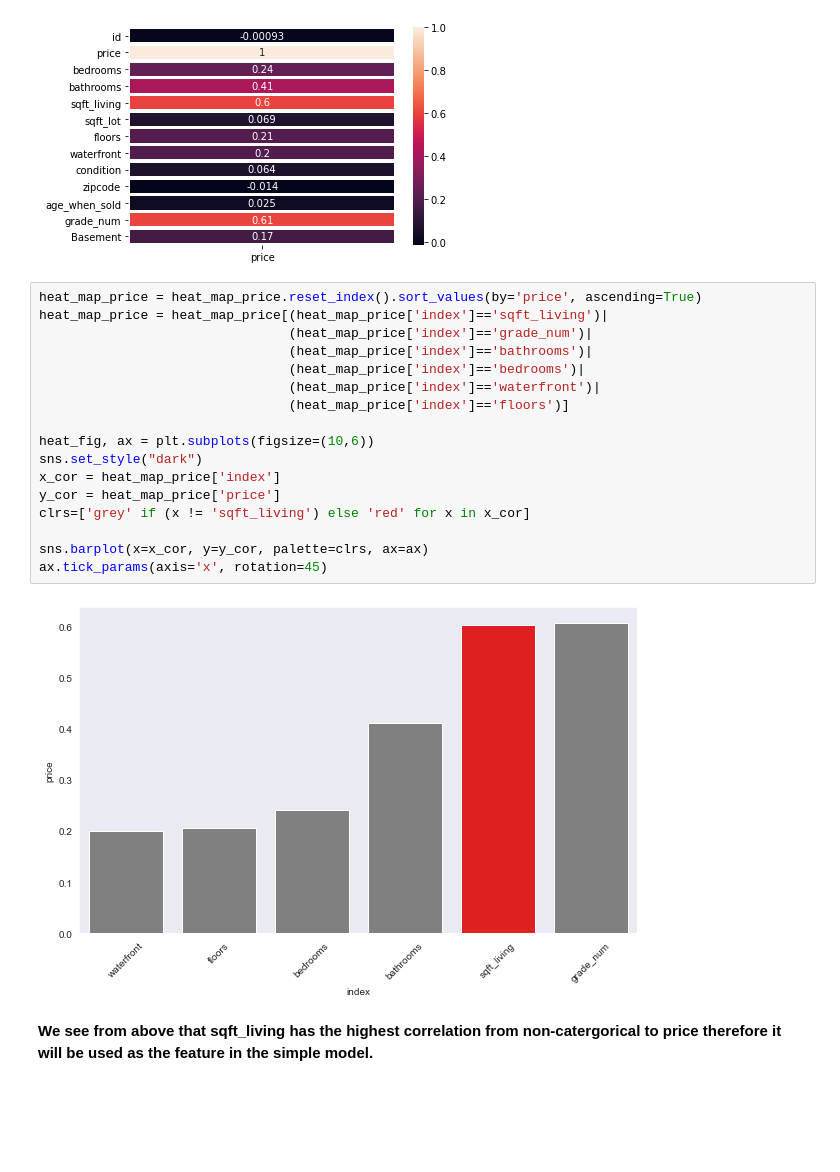
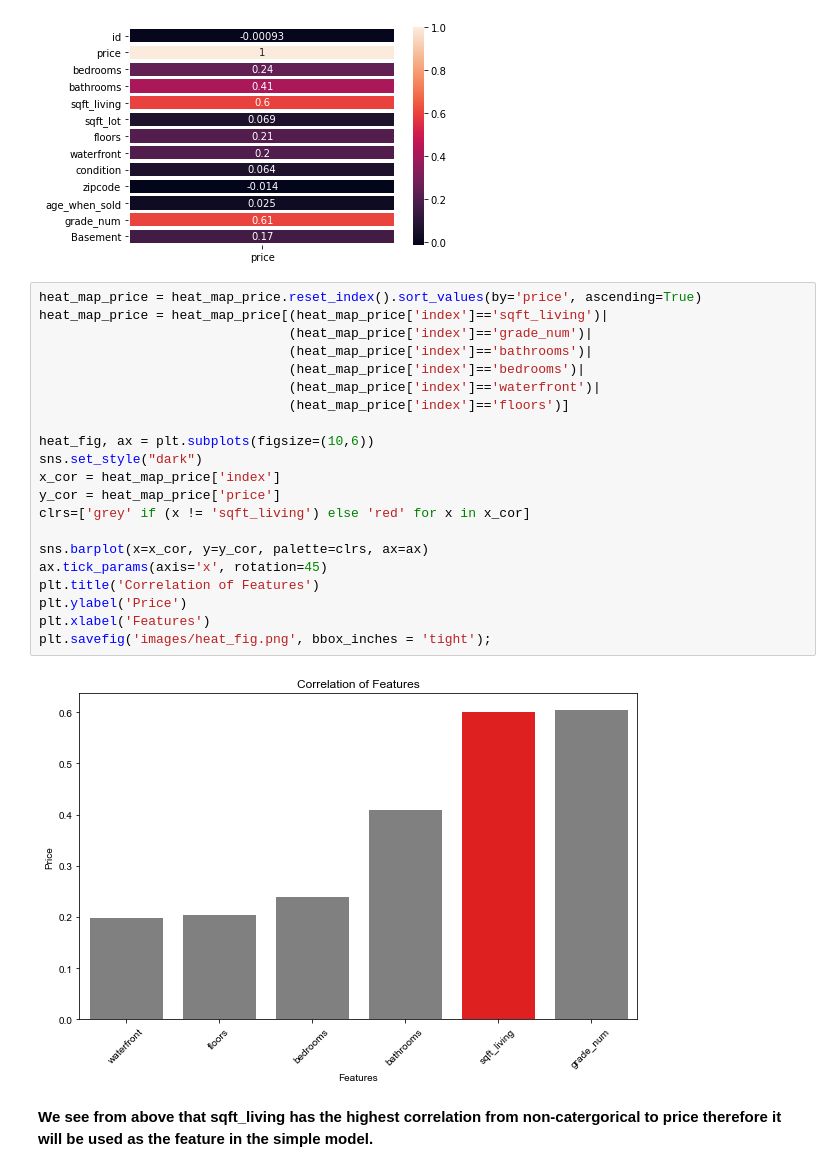
Before and after one commit to kangjw1208/King-Country-Real-Estate, a Jupyter notebook: Final.ipynb, the cells around one changed output. Cells and saved outputs as stored; diff of their text form; blank space fills up the shorter version.

```diff
--- a/Final.ipynb
+++ b/Final.ipynb
@@ -333,22 +333,26 @@ sns.heatmap(heat_map_price, annot=True, linewidths =2.5);
 # %%
 heat_map_price = heat_map_price.reset_index().sort_values(by='price', ascending=True)
 heat_map_price = heat_map_price[(heat_map_price['index']=='sqft_living')|
                                 (heat_map_price['index']=='grade_num')|
                                 (heat_map_price['index']=='bathrooms')|
                                 (heat_map_price['index']=='bedrooms')|
                                 (heat_map_price['index']=='waterfront')|
                                 (heat_map_price['index']=='floors')]
 
 heat_fig, ax = plt.subplots(figsize=(10,6))
 sns.set_style("dark")
 x_cor = heat_map_price['index']
 y_cor = heat_map_price['price']
 clrs=['grey' if (x != 'sqft_living') else 'red' for x in x_cor]
 
 sns.barplot(x=x_cor, y=y_cor, palette=clrs, ax=ax)
 ax.tick_params(axis='x', rotation=45)
+plt.title('Correlation of Features')
+plt.ylabel('Price')
+plt.xlabel('Features')
+plt.savefig('images/heat_fig.png', bbox_inches = 'tight');
 # %% [output]
-[figure, old version]
+[figure, new version]
 # %% [markdown]
 **We see from above that sqft_living has the highest correlation from non-catergorical to price therefore it will be used as the feature in the simple model.**
 # %%
```
Also changed, not shown: parts of 8 cells of this notebook, 7 other files.
